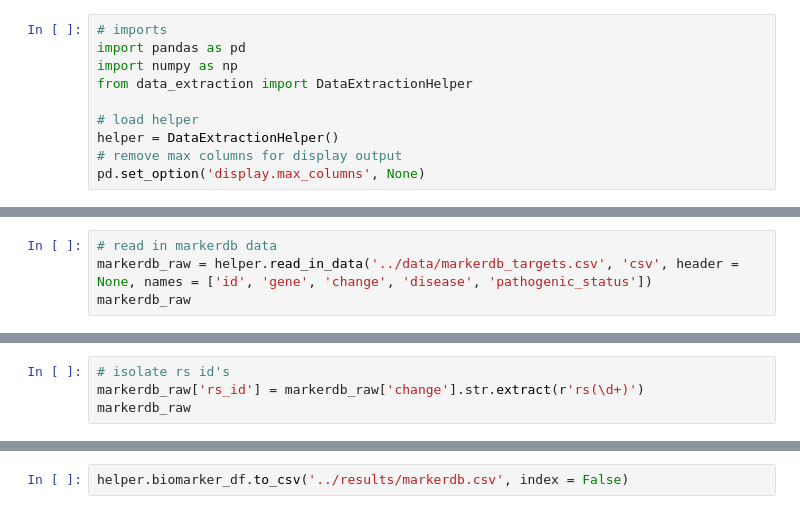
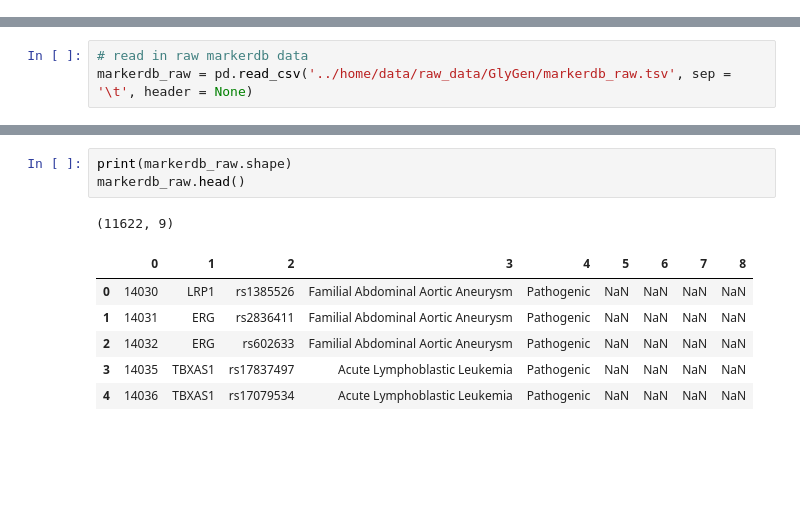
Before and after one commit to clinical-biomarkers/biomarker-partnership, a Jupyter notebook: src/markerdb.ipynb, the cells around one changed output, grey strips where cells are left out. Drawn from its saved outputs; the diff is of its cells as text; blank space fills up the shorter version.

Commit message:
Markerdb data (#88)
* processing and isolating condition values for cleaning

* putting together final markerdb data

* finished markerdb data

```diff
--- a/src/markerdb.ipynb
+++ b/src/markerdb.ipynb
@@ -1,10 +0,0 @@
-# %%
-# imports
-import pandas as pd
-import numpy as np
-from data_extraction import DataExtractionHelper
-
-# load helper
-helper = DataExtractionHelper()
-# remove max columns for display output
-pd.set_option('display.max_columns', None)
@@ -11,4 +11,3 @@ pd.set_option('display.max_columns', None)
 # %%
-# read in markerdb data
-markerdb_raw = helper.read_in_data('../data/markerdb_targets.csv', 'csv', header = None, names = ['id', 'gene', 'change', 'disease', 'pathogenic_status'])
-markerdb_raw
+# read in raw markerdb data
+markerdb_raw = pd.read_csv('../home/data/raw_data/GlyGen/markerdb_raw.tsv', sep = '\t', header = None)
@@ -29,4 +13,0 @@ markerdb_raw
-# %%
-# isolate rs id's
-markerdb_raw['rs_id'] = markerdb_raw['change'].str.extract(r'rs(\d+)')
-markerdb_raw
@@ -94,2 +14,11 @@ helper.biomarker_df
-# %%
-helper.biomarker_df.to_csv('../results/markerdb.csv', index = False)
+# %%
+print(markerdb_raw.shape)
+markerdb_raw.head()
+# %% [output]
+(11622, 9)
+|  | 0 | 1 | 2 | 3 | 4 | 5 | 6 | 7 | 8 |
+| 0 | 14030 | LRP1 | rs1385526 | Familial Abdominal Aortic Aneurysm | Pathogenic | NaN | NaN | NaN | NaN |
+| 1 | 14031 | ERG | rs2836411 | Familial Abdominal Aortic Aneurysm | Pathogenic | NaN | NaN | NaN | NaN |
+| 2 | 14032 | ERG | rs602633 | Familial Abdominal Aortic Aneurysm | Pathogenic | NaN | NaN | NaN | NaN |
+| 3 | 14035 | TBXAS1 | rs17837497 | Acute Lymphoblastic Leukemia | Pathogenic | NaN | NaN | NaN | NaN |
+| 4 | 14036 | TBXAS1 | rs17079534 | Acute Lymphoblastic Leukemia | Pathogenic | NaN | NaN | NaN | NaN |
```
Also changed, not shown: parts of 40 cells of this notebook.
